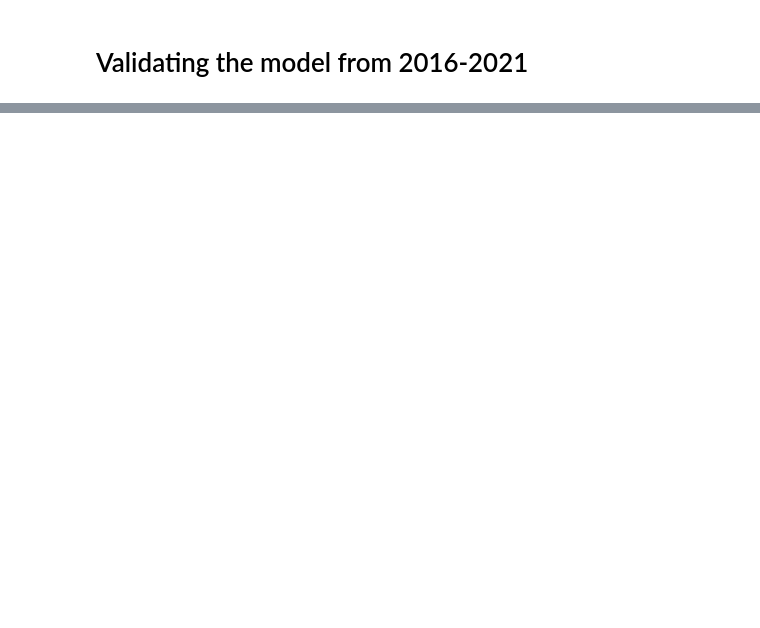
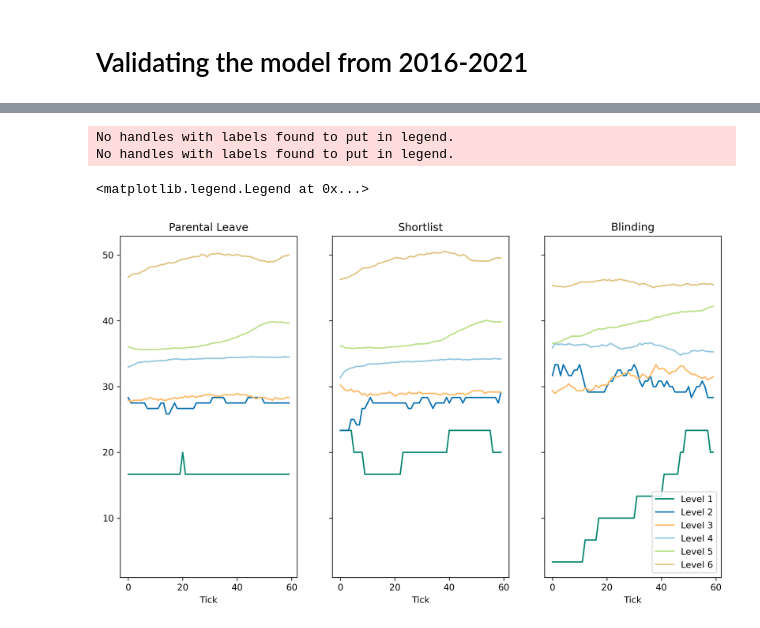
Before and after one commit to laurabpaulsen/agentbased_modelling, a Jupyter notebook: data_analysis.ipynb, the cells around one changed output, grey strips where cells are left out. Drawn from its saved outputs; the diff is of its cells as text; code cells hidden in the pictures; blank space fills up the shorter version.

```diff
--- a/data_analysis.ipynb
+++ b/data_analysis.ipynb
@@ -52,0 +97,30 @@ plt.savefig('plots/percent_women_combined_emma_laura.png')
+# %%
+fig, ax = plt.subplots(1, 3, figsize = (12, 7), dpi = 300, sharey = True)
+colors ={'Level 1': '#018571', 'Level 2': '#0571B0','Level 3': '#FDB863','Level 4': '#92C5DE','Level 5': '#B8E186', 'Level 6':'#DFC27D'}
+
+# Parental leave
+for ind, i in enumerate(np.unique(parental_plot['position'])):
+    ax[0].plot(parental_plot[parental_plot['position']==i].tick, parental_plot[parental_plot['position']==i].percent_wom, color = colors[i], label=i)
+ax[0].set_title('Parental Leave')
+ax[0].set_xlabel('Tick')
+plt.legend()
+
+# Shortlist
+for ind, i in enumerate(np.unique(short_plot['position'])):
+    ax[1].plot(short_plot[short_plot['position']==i].tick, short_plot[short_plot['position']==i].percent_wom, color = colors[i], label=i)
+ax[1].set_title('Shortlist')
+ax[1].set_xlabel('Tick')
+plt.legend()
+
+# Blinding
+for ind, i in enumerate(np.unique(blinding_plot['position'])):
+    ax[2].plot(blinding_plot[blinding_plot['position']==i].tick, blinding_plot[blinding_plot['position']==i].percent_wom, color = colors[i], label=i)
+ax[2].set_title('Blinding')
+ax[2].set_xlabel('Tick')
+plt.legend()
+#plt.savefig('plots/percent_women_combined_emma_laura.png')
+# %% [output]
+No handles with labels found to put in legend.
+No handles with labels found to put in legend.
+<matplotlib.legend.Legend at 0x...>
+[figure, added]
```
Also changed, not shown: parts of 3 cells of this notebook, 5 other files.
